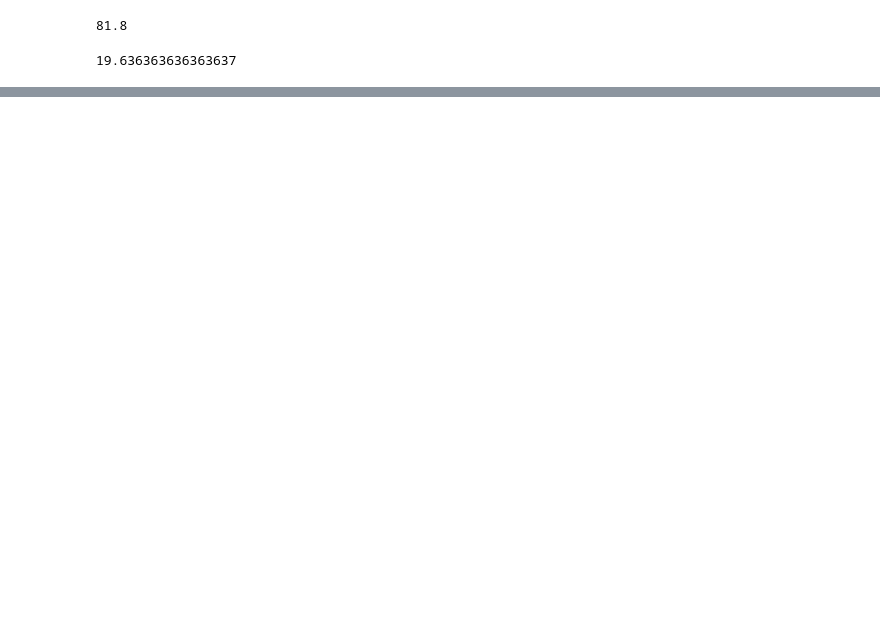
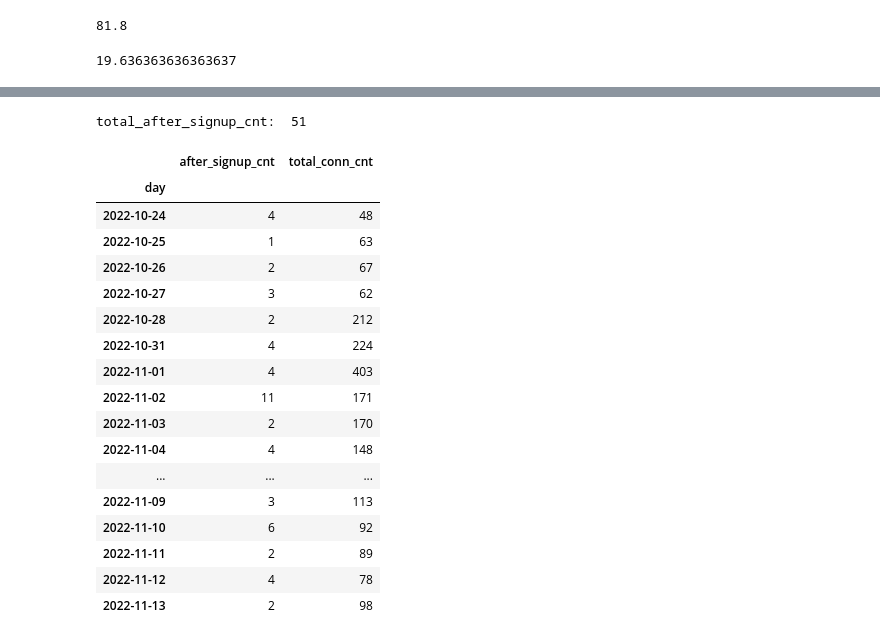
Before and after one commit to tand-datateam-th/kto_prj_git, a Jupyter notebook: [KTO]_Wallpaper_analysis_v1_2211.ipynb, the cells around one changed output, grey strips where cells are left out. Drawn from its saved outputs; the diff is of its cells as text; code cells hidden in the pictures; blank space fills up the shorter version.

Commit message:
searchMain prep reupload

```diff
--- a/[KTO]_Wallpaper_analysis_v1_2211.ipynb
+++ b/[KTO]_Wallpaper_analysis_v1_2211.ipynb
@@ -313,0 +336,71 @@ _df_event_download_after.groupby('day')[KEY_ID_DEVICE].nunique().mean()
+# %%
+#########################################
+# 2. 신규 사용자 비율
+#########################################
+## data setting
+# df_app_log_wallpaper_before = df_app_log_before[df_app_log_before['abs_events'].apply(lambda x: True if EVENT_MAIN_WALLPAPER in x else False)]
+# df_app_log_wallpaper_after = df_app_log_after[df_app_log_after['abs_events'].apply(lambda x: True if EVENT_MAIN_WALLPAPER in x else False)]
+
+df_prop_after = SpherePrep.Prop.df_prop_pipe(df_app_log_after, KEY_ID = [KEY_ID_DEVICE, KEY_ID_USER], drop_none_prop=False)
+df_prop_before = SpherePrep.Prop.df_prop_pipe(df_app_log_before, KEY_ID = [KEY_ID_DEVICE, KEY_ID_USER], drop_none_prop=False)
+
+## 11/3일 이전 데이터에서 로그인 여부를 담은 테이블 생성
+df_signup_boolen = pd.DataFrame()
+df_signup_boolen_after = pd.DataFrame()
+
+df_signup_boolen[KEY_ID_DEVICE] = df_prop_before[KEY_ID_DEVICE]
+df_signup_boolen['signup_boolen'] = df_prop_before[KEY_ID_USER].apply(lambda x: True if pd.isna(x)==True else False)
+lst_not_login_before =\
+    list(
+        df_signup_boolen[KEY_ID_DEVICE][
+            df_signup_boolen['signup_boolen'].apply(
+                lambda x: True if x == False else False)])              # 11/3일 이전에 한 번도 로그인 하지 않은 기기 id
+
+
+## 11/3일 이후 데이터에서 로그인 여부 담은 테이블
+df_signup_boolen_after[KEY_ID_DEVICE] = df_prop_after[KEY_ID_DEVICE]
+df_signup_boolen_after['signup_boolen'] = df_prop_after[KEY_ID_USER].apply(lambda x: True if pd.isna(x)==True else False)
+lst_login_after =\
+    list(
+        df_signup_boolen_after[KEY_ID_DEVICE][
+            df_signup_boolen_after['signup_boolen'].apply(
+                lambda x: True if x == True else False)])              # 11/3일 이전에 한 번이라도도 로그인한 기기 id
+
+
+## 11/3일 이후 데이터에서 단 한 번이라도 접속한 기기 id
+lst_connect_device_after = list(df_app_log_after[KEY_ID_DEVICE][df_app_log_after[KEY_ID_DEVICE].isin(lst_not_login_before)])
+
+## 11/3일 이전에 접속 o & 로그인 x한 기기이면서 11/3일 이후에 회원가입한 기기 id
+lst_target = list(
+    set(lst_connect_device_after) & set(lst_login_after)
+)
+
+## 위 기기 id 중에서 wallpaper에 도달한 기기 id
+_df_target = df_app_log[df_app_log[KEY_ID_DEVICE].isin(lst_target)]
+_df_target_wallpaper = _df_target[_df_target['abs_events'].apply(lambda x: True if EVENT_MAIN_WALLPAPER in x else False)]
+
+## 11/3일 이전에는 로그인하지 않았지만 이후에 회원가입하여 로그인한 월페이퍼 유저의 일별 수
+print('total_after_signup_cnt: ', _df_target_wallpaper[KEY_ID_DEVICE].nunique())
+_df_output_daily = _df_target_wallpaper.groupby('day')[KEY_ID_DEVICE].nunique().to_frame(name = 'after_signup_cnt')
+_df_output_daily['total_conn_cnt'] = df_app_log_wallpaper.groupby('day')[KEY_ID_DEVICE].nunique().to_frame(name = 'cnt')        # 월페이퍼 전체 일별 접속 유저 수
+_df_output_daily
+# %% [output]
+total_after_signup_cnt:  51
+|  | after_signup_cnt | total_conn_cnt |
+| day |  |  |
+| 2022-10-24 | 4 | 48 |
+| 2022-10-25 | 1 | 63 |
+| 2022-10-26 | 2 | 67 |
+| 2022-10-27 | 3 | 62 |
+| 2022-10-28 | 2 | 212 |
+| 2022-10-31 | 4 | 224 |
+| 2022-11-01 | 4 | 403 |
+| 2022-11-02 | 11 | 171 |
+| 2022-11-03 | 2 | 170 |
+| 2022-11-04 | 4 | 148 |
+| ... | ... | ... |
+| 2022-11-09 | 3 | 113 |
+| 2022-11-10 | 6 | 92 |
+| 2022-11-11 | 2 | 89 |
+| 2022-11-12 | 4 | 78 |
+| 2022-11-13 | 2 | 98 |
```
Also changed, not shown: parts of 9 cells of this notebook, 5 other files.
